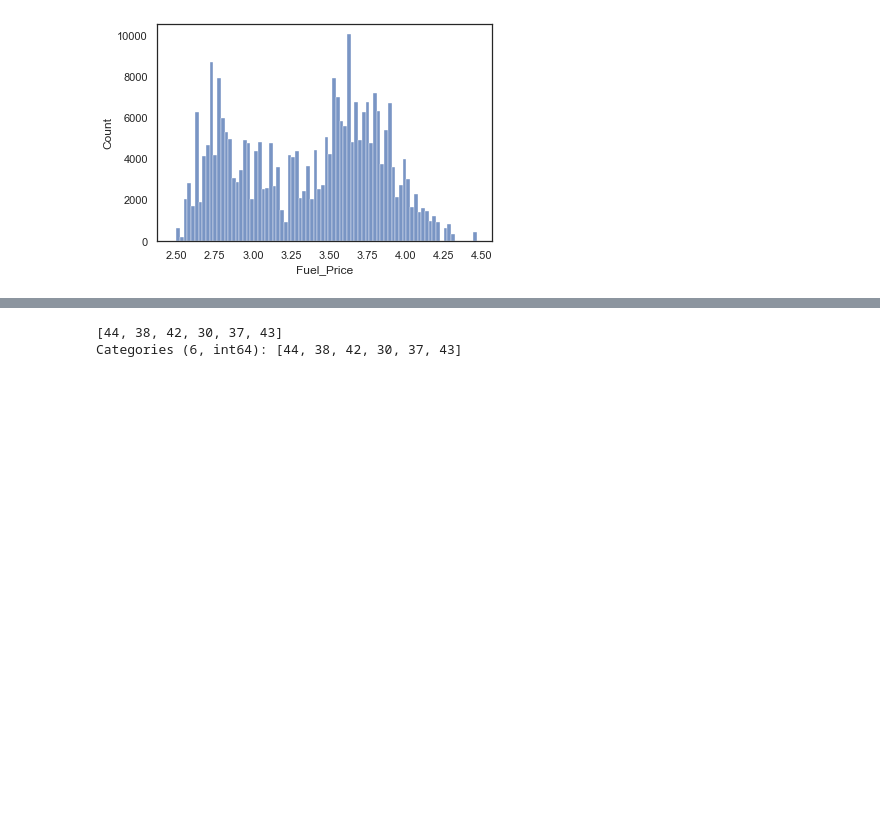
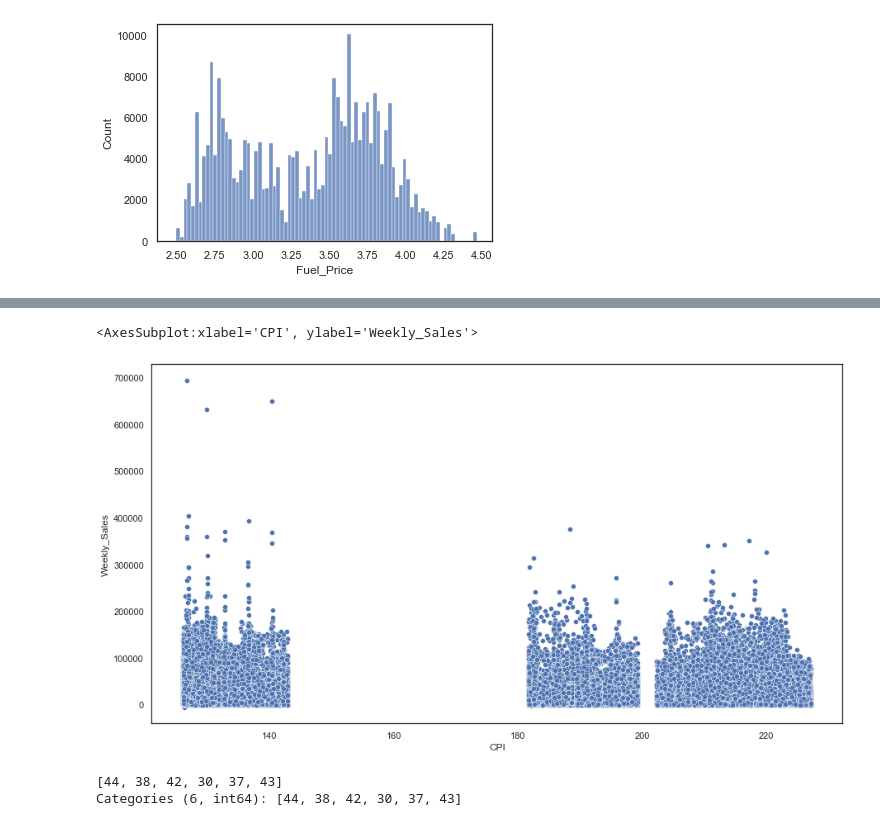
Before and after one commit to tmxkqotnl/project_mini_machine_learning_team_two, a Jupyter notebook: source/ssj_data_preprocessing(add).ipynb, the cells around one changed output, grey strips where cells are left out. Cells and saved outputs as stored; diff of their text form; code cells hidden in the pictures; blank space fills up the shorter version.

```diff
--- a/source/ssj_data_preprocessing(add).ipynb
+++ b/source/ssj_data_preprocessing(add).ipynb
@@ -627,3 +575,9 @@ Categories (17, int64): [21, 45, 5, 35, ..., 29, 3, 9, 12]
+# %%
+fig = plt.figure(figsize=(15,8))
+sns.scatterplot(df['CPI'], df['Weekly_Sales'])
+# %% [output]
+<AxesSubplot:xlabel='CPI', ylabel='Weekly_Sales'>
+[figure, added]
 # %%
 df[df['Type']==2]['Store'].unique()
 # %% [output]
```
Also changed, not shown: parts of 13 cells of this notebook.
